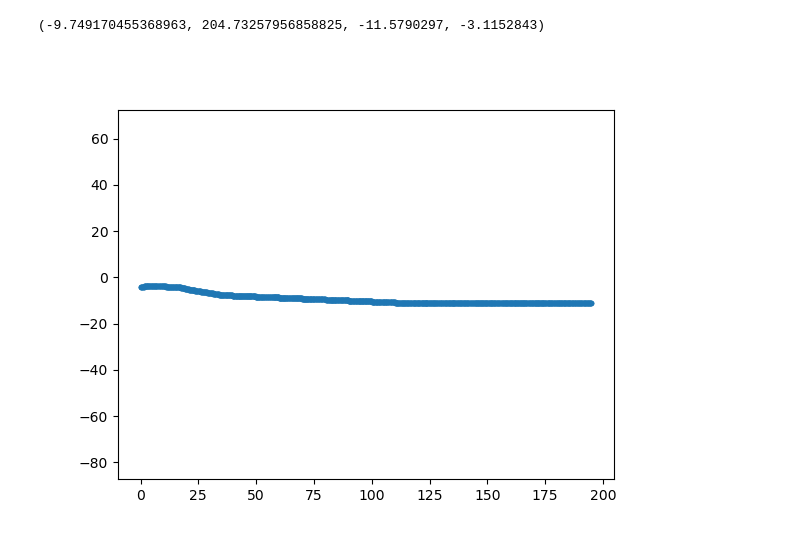
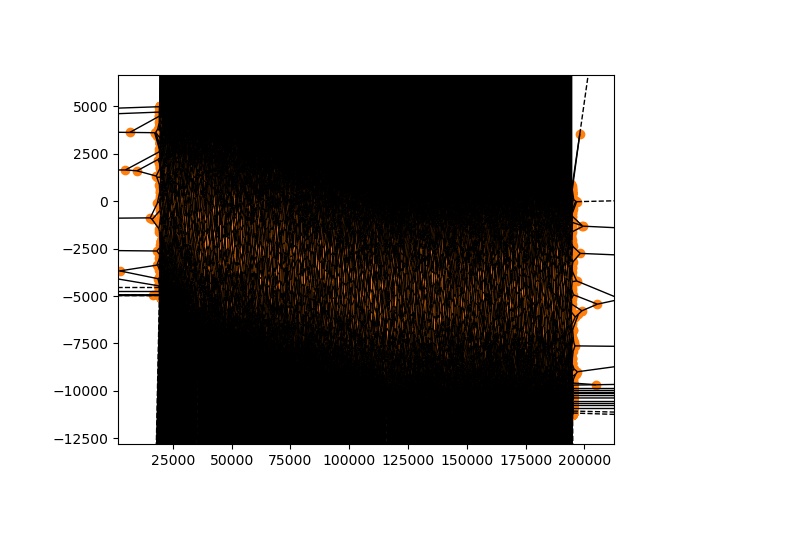
Before and after one commit to Havrevoll/Ribber, a Jupyter notebook: richter_analysar.ipynb, the cells around one changed output. Saved outputs shown, nothing was run; the diff lists cells and outputs as text; code cells hidden in the pictures.

```diff
--- a/richter_analysar.ipynb
+++ b/richter_analysar.ipynb
@@ -94,20 +193,0 @@ golv = golv[golv[' Z [ m ]']<2]
-# %%
-fig,ax =plt.subplots()
-ax.plot(golv['X [ m ]'],golv[' Z [ m ]'],'.')
-ax.axis('equal')
-# %% [output]
-(-9.749170455368963, 204.73257956858825, -11.5790297, -3.1152843)
-[figure, removed]
-# %%
-with h5py.File("richter.hdf5", 'r') as f:
-    xy = np.asarray(f['x'])
-    uv= np.asarray(f['U'])
-    t= np.asarray(f["t"])
-
-txy = np.column_stack((np.repeat(t,xy.shape[0]),np.tile(xy,(len(t),1))))
-
-u = uv[:,:,0]
-v = uv[:,:,1]
-u_r=u.ravel()
-v_r = v.ravel()
-uv_ny = np.stack((u_r,v_r),1)
@@ -120,0 +196,7 @@ lagra_tre(tre_obj, "richter.pickle")
+# %%
+vor = Voronoi(xy)
+# %%
+fig = voronoi_plot_2d(vor)
+plt.show()
+# %% [output]
+[figure, added]
```
Also changed, not shown: parts of 45 cells of this notebook, 8 other files.
